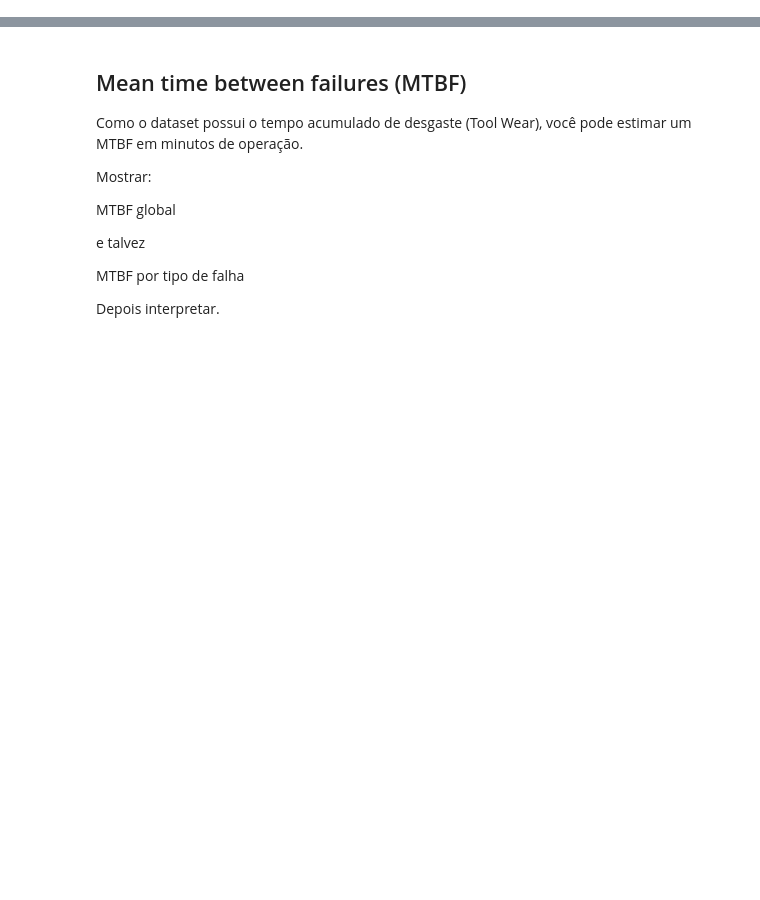
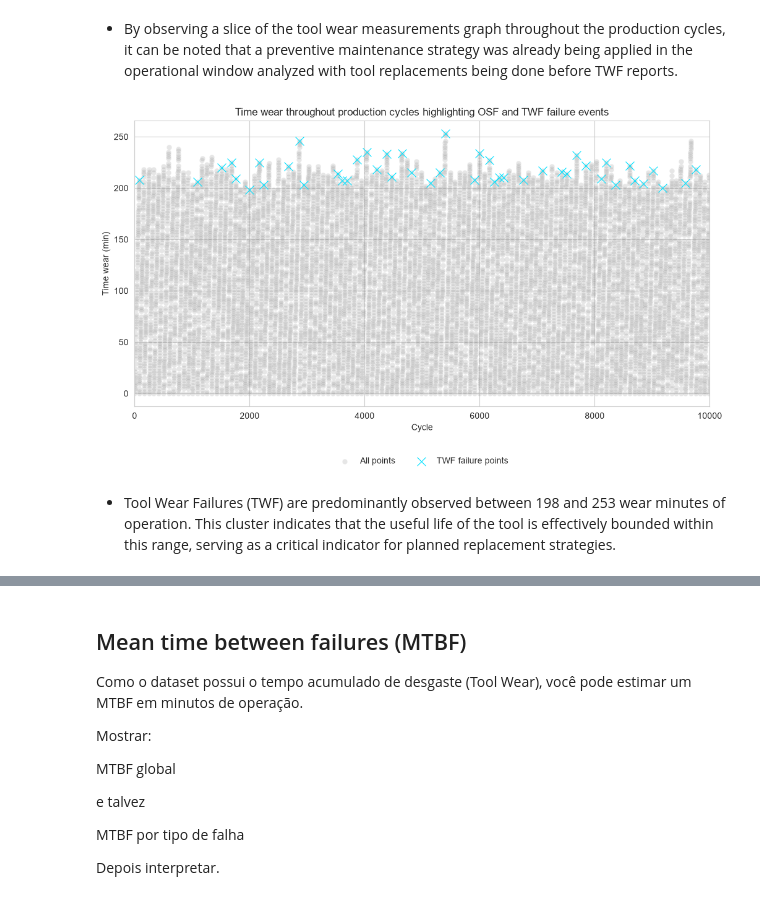
Before and after one commit to ghperez/milling-pdm, a Jupyter notebook: notebooks/02_reliability_analysis.ipynb, the cells around one changed output, grey strips where cells are left out. Saved outputs shown, nothing was run; the diff lists cells and outputs as text; code cells hidden in the pictures; blank space fills up the shorter version.

```diff
--- a/notebooks/02_reliability_analysis.ipynb
+++ b/notebooks/02_reliability_analysis.ipynb
@@ -27,0 +134,48 @@ falhas ao longo do tempo (Tool Wear)
+# %% [markdown]
+- By observing a slice of the tool wear measurements graph throughout the production cycles, it can be noted that a preventive maintenance strategy was already being applied in the operational window analyzed with tool replacements being done before TWF reports.
+# %%
+# Time-series plot of tool_wear_min
+
+## Create a dataframe with only tool wear and failure columns
+df_wear = df["tool_wear_min"]
+rename_dict = {"tool_wear_min": "Tool wear (min)"}
+
+## Create failure mode dataframe with TWF points
+df_twf = df[df["tool_wear_failure"]]
+df_twf = df_twf["tool_wear_min"]
+
+## Plot time-series
+plt.figure(figsize=(12, 6))
+sns.set_style("whitegrid")
+sns.scatterplot(x="register_id",
+                y="tool_wear_min",
+                data=df,
+                alpha=0.2,
+                color="#858585",
+                label="All points")
+
+## Plot failures
+sns.scatterplot(data=df_twf,
+                marker="x",
+                s=100,
+                color="#00E1FF",
+                zorder=5,
+                label="TWF failure points")
+
+## Plot settings
+plt.xlim(left=0, right=10000)
+#plt.xticks(np.arange(0,10001,500))
+plt.title("Time wear throughout production cycles highlighting OSF and TWF failure events")
+plt.xlabel("Cycle")
+plt.ylabel("Time wear (min)")
+plt.legend(
+    loc='upper center',
+    bbox_to_anchor=(0.5, -0.15),
+    ncol=2,
+    frameon=False
+)
+plt.show()
+# %% [output]
+[figure, added]
+# %% [markdown]
+- Tool Wear Failures (TWF) are predominantly observed between 198 and 253 wear minutes of operation. This cluster indicates that the useful life of the tool is effectively bounded within this range, serving as a critical indicator for planned replacement strategies.
```
Also changed, not shown: parts of 14 cells of this notebook.
